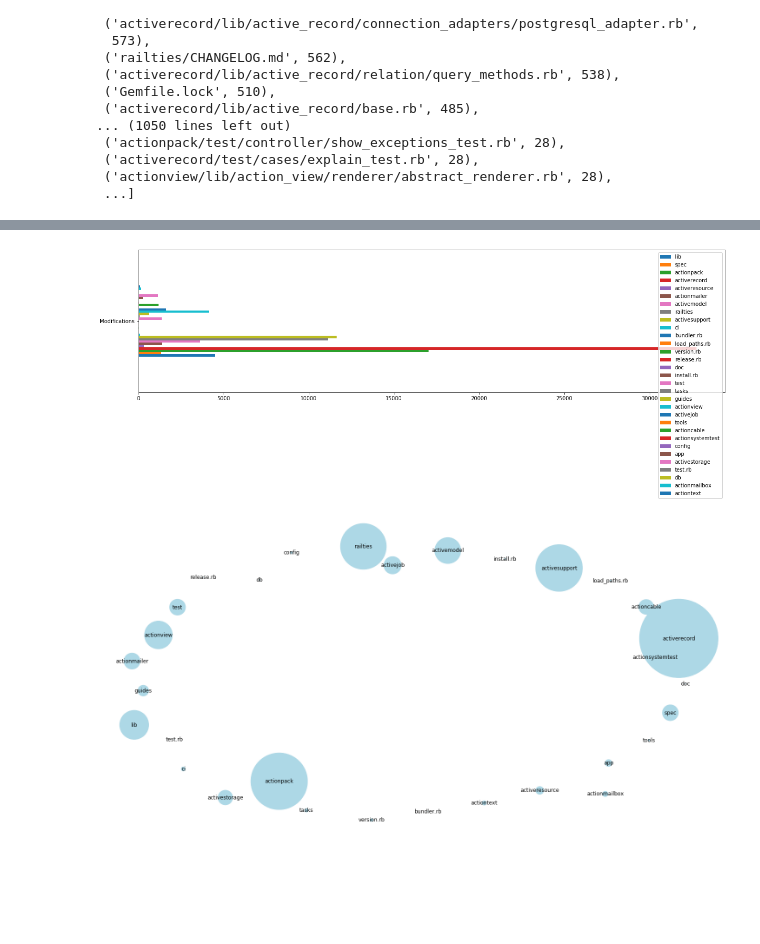
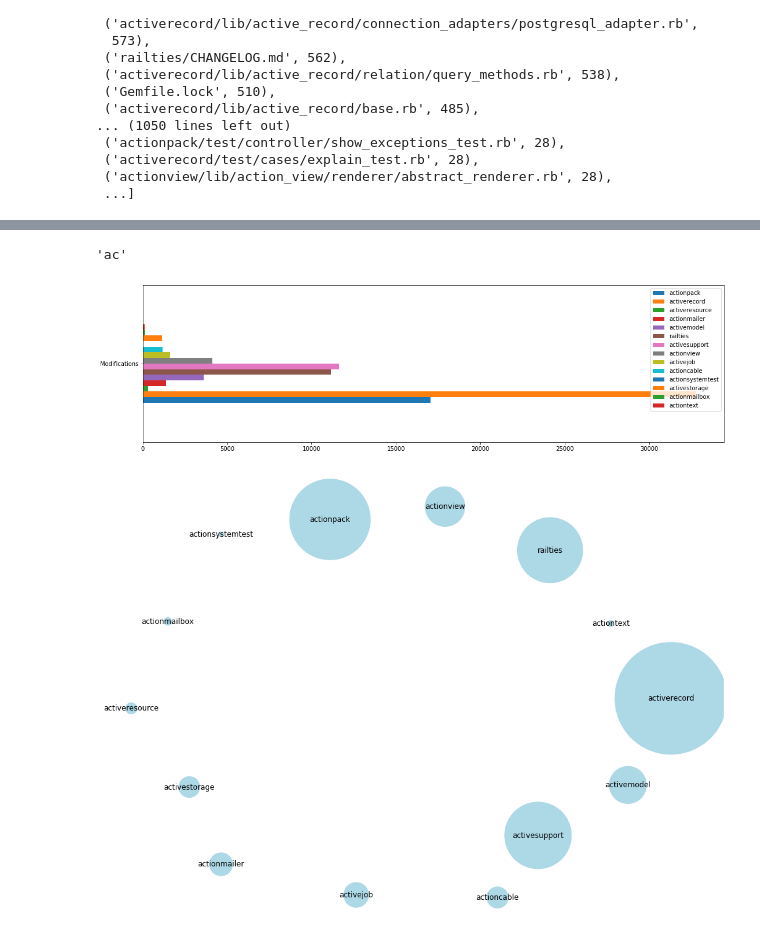
Before and after one commit to janschill/uni-software_architecture, a Jupyter notebook: reconstruction/schi/evolution.ipynb, the cells around one changed output, grey strips where cells are left out. Drawn from its saved outputs; the diff is of its cells as text; code cells hidden in the pictures; blank space fills up the shorter version.

Commit message:
Plot filtered components

```diff
--- a/reconstruction/schi/evolution.ipynb
+++ b/reconstruction/schi/evolution.ipynb
@@ -162,9 +151,6 @@ components = group_by_component(filtered_commit_modifications)
 # %%
-def sum_modifications_by_module():
+def sum_modifications_by_module(comps):
     components_modifications_total = dict()
-    for k, v in components.items():
+    for k, v in comps.items():
         components_modifications_total[k] = sum(i[1] for i in v)
     return components_modifications_total
-
-components_with_total_modifications = sum_modifications_by_module()
-sorted(components_with_total_modifications.items(), key=lambda x:x[0], reverse=False)
@@ -188,0 +157,3 @@ sorted(components_with_total_modifications.items(), key=lambda x:x[0], reverse=F
+# %%
+components_with_total_modifications = sum_modifications_by_module(components)
+sorted(components_with_total_modifications.items(), key=lambda x:x[0], reverse=False)
@@ -189,3 +178,18 @@ sorted(components_with_total_modifications.items(), key=lambda x:x[0], reverse=F
+# %%
+'activerecord'[0:2]
+# %% [output]
+'ac'
+# %%
+# Very hacky way of only getting relevant components
+# Every component in Rails starts with 'ac': activerecord, actioncable etc
+def filter_relevant_components(components):
+    relevants = {}
+    for k, v in components.items():
+        if k[0:2] == 'ac' or k == 'railties':
+            relevants[k] = v
+    return relevants
+# %%
+relevant_components = filter_relevant_components(components_with_total_modifications)
 # %%
 import networkx as nx
 import matplotlib.pyplot as plt
@@ -205,11 +209,11 @@ def draw_graph_with_weights(G, weight_function, figsize=(20,10)):
     plt.show()
 # %%
 import pandas as pd
-df = pd.DataFrame(components_with_total_modifications, index=['Modifications'])
-ax = df.plot.barh(figsize=(20,5))
+df = pd.DataFrame(relevant_components, index=['Modifications'])
+ax = df.plot.barh(figsize=(18,5))
 # %% [output]
-[figure, old version]
+[figure, new version]
 # %%
-draw_graph_with_weights(modifications_graph(), lambda c: components_with_total_modifications[c])
+draw_graph_with_weights(modifications_graph(relevant_components), lambda c: relevant_components[c])
 # %% [output]
-[figure, old version]
+[figure, new version]
```
Also changed, not shown: parts of 12 cells of this notebook.
